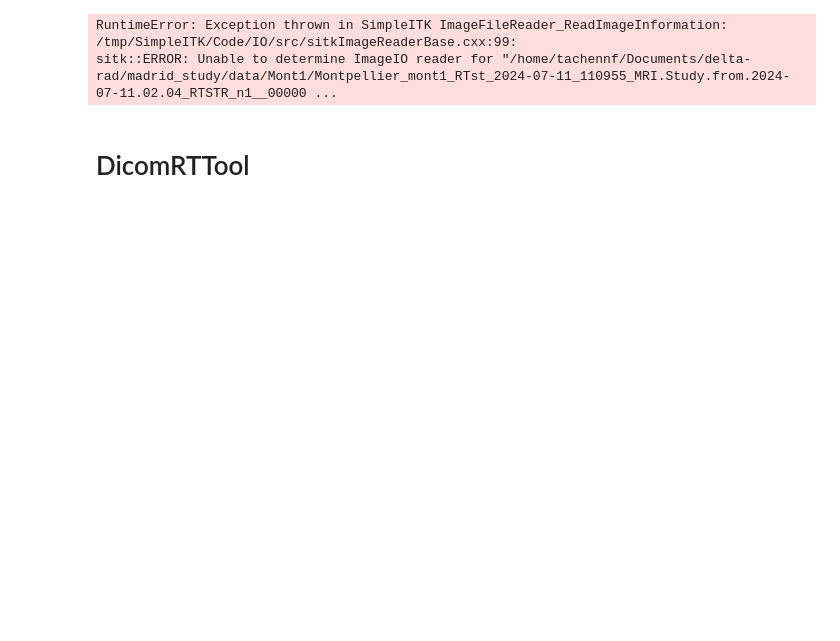
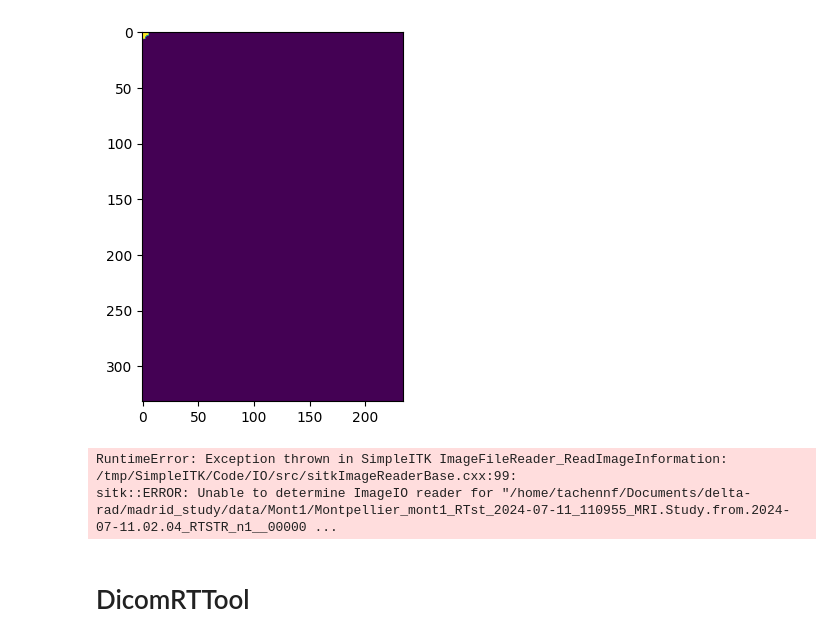
Before and after one commit to ftach/delta-rad, a Jupyter notebook: madrid_study/test.ipynb, the cells around one changed output. Drawn from its saved outputs; the diff is of its cells as text; code cells hidden in the pictures; blank space fills up the shorter version.

```diff
--- a/madrid_study/test.ipynb
+++ b/madrid_study/test.ipynb
@@ -7,0 +12,17 @@ import numpy as np
+# %%
+base_folder = "/home/tachennf/Documents/delta-rad/madrid_study/data/Mont1/simu/"
+output_file = "/home/tachennf/Documents/delta-rad/madrid_study/data/Mont1/nifti_simu/" + "simu.nii.gz"
+def dicom_to_nifti(dicom_directory, output_file):
+    # Read the DICOM series
+    reader = sitk.ImageSeriesReader()
+    dicom_names = reader.GetGDCMSeriesFileNames(dicom_directory)
+    reader.SetFileNames(dicom_names)
+
+    # Convert to a SimpleITK image
+    image = reader.Execute()
+
+    # Write the image as a NIfTI file
+    sitk.WriteImage(image, output_file)
+    print(f"Converted DICOM series to NIfTI: {output_file}")
+
+dicom_to_nifti(base_folder, output_file)
@@ -46,0 +45,70 @@ AttributeError: 'Dataset' object has no attribute 'ContourSequence'
+# %%
+# Load the RT Struct file
+
+# # Access basic information
+# print(f"Modality: {rt_struct.Modality}")
+# print(f"Number of Structures: {len(rt_struct.StructureSetROISequence)}")
+# print(f"Patient Name: {rt_struct.StructureSetROISequence}")
+#
+# Iterate over structuresimport pydicom
+import numpy as np
+import nibabel as nib
+from scipy.ndimage import binary_fill_holes
+from skimage.draw import polygon2mask
+
+def contour_to_mask(contour_sequence, shape, slice_index):
+    """
+    Convert a single contour sequence to a binary mask.
+    """
+    for contour in contour_sequence:
+        coordinates = contour.ContourData
+
+        points = np.array(coordinates).reshape(-1, 3) # shape len(coordinates), 3 (x, y, z)
+        poly_coords = points[:, :2]
+        poly_coords = np.round(poly_coords).astype(int)
+
+        mask = polygon2mask(shape, poly_coords)
+        plt.imshow(mask)
+
+        return mask
+
+
+def rtstruct_to_nifti(rtstruct_path, reference_image_path, output_path):
+    """
+    Convert RT Struct contours to NIfTI masks.
+    """
+    rtstruct = pydicom.dcmread(rtstruct_path)
+    reference_image = nib.load(reference_image_path)
+    reference_data = reference_image.get_fdata()
+    print(reference_data.shape)
+    shape = reference_data.shape[:2]
+
+    for roi in rtstruct.StructureSetROISequence:
+        roi_name = roi.ROIName
+        # print(f"Processing ROI: {roi_name}")
+
+        # Create a 3D mask for the ROI
+        if roi_name == 'PTV':
+            print('got ptv')
+            mask_3d = np.zeros(reference_data.shape, dtype=np.uint8)
+            k = 0
+            for contour in rtstruct.ROIContourSequence:
+                if contour.ReferencedROINumber == roi.ROINumber:
+                    for slice_index in range(reference_data.shape[2]):
+                        mask_2d = contour_to_mask(contour.ContourSequence, shape, slice_index) # TODO: fix this
+                        if mask_2d is not None:
+                            mask_3d[:, :, slice_index] = mask_2d
+                            k += 1
+                print(np.sum(mask_3d))
+
+            # Save the mask as a NIfTI file
+            nifti_mask = nib.Nifti1Image(mask_3d, reference_image.affine)
+            nib.save(nifti_mask, f"{output_path}/{roi_name}.nii.gz")
+            print("k: ", k)
+# Example usage
+rt_struct = pydicom.dcmread(rt_struct_path)
+
+output_path = "/home/tachennf/Documents/delta-rad/madrid_study/data/Mont1/nifti_simu/"
+
+rtstruct_to_nifti(rt_struct_path, output_file, output_path)
+# %% [output]
@@ -47,3 +132,4 @@ AttributeError: 'Dataset' object has no attribute 'ContourSequence'
+[figure, added]
 # %%
 reader = sitk.ImageFileReader()
 reader.SetFileName("/home/tachennf/Documents/delta-rad/madrid_study/data/Mont1/Montpellier_mont1_RTst_2024-07-11_110955_MRI.Study.from.2024-07-11.02.04_RTSTR_n1__00000/2.16.840.1.114362.1.12289667.27454039548.698351266.280.551.dcm")
```
Also changed, not shown: parts of 16 cells of this notebook, 5 other files.
